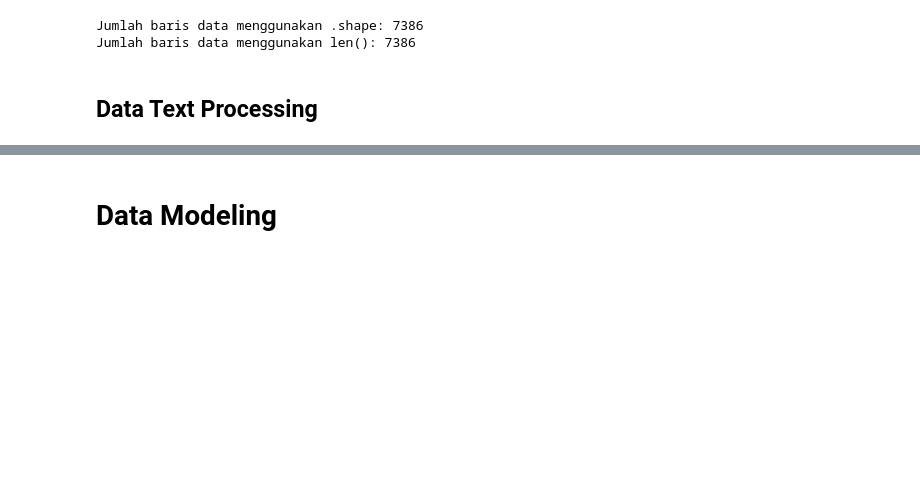
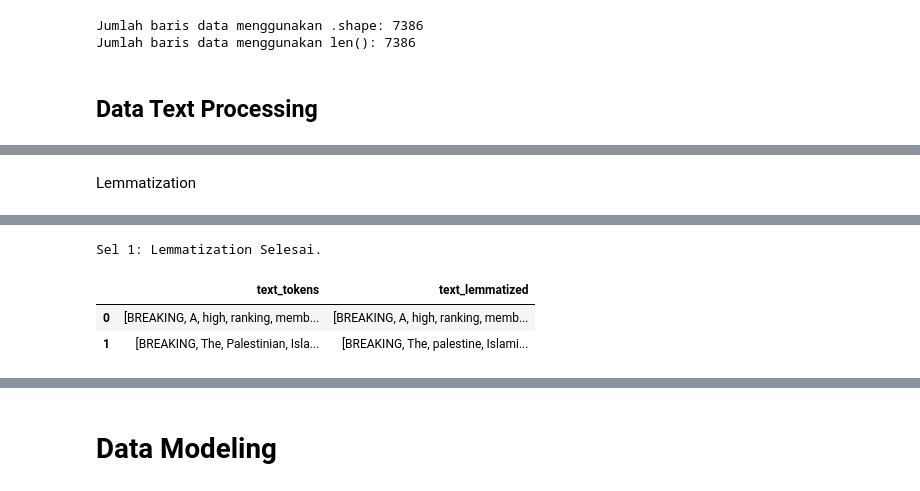
Before and after one commit to FirgiK/Project-NLP-10, a Jupyter notebook: test.ipynb, the cells around one changed output, grey strips where cells are left out. Drawn from its saved outputs; the diff is of its cells as text; code cells hidden in the pictures; blank space fills up the shorter version.

```diff
--- a/test.ipynb
+++ b/test.ipynb
@@ -469,0 +167,67 @@ Beberapa contoh fitur (kata) yang dipelajari:
+# %% [markdown]
+Lemmatization
+# %%
+import nltk
+from nltk.stem import WordNetLemmatizer
+import pandas as pd # Import pandas to load the dataframe
+from nltk.tokenize import RegexpTokenizer # Import RegexpTokenizer
+
+# --- Load Data and Tokenize (Added) ---
+try:
+    df = pd.read_csv("./DataSet_for_Bert_7387.csv")
+    df.drop_duplicates(inplace=True)
+    # Assuming other initial processing steps like handling NaNs in 'user' are needed
+    df.dropna(subset=['user'], inplace=True) # Add this based on previous cells
+
+    # Tokenization (from cell x5RTzpu8cXth)
+    tokenizer = RegexpTokenizer(r'\w+')
+    df['text_tokens'] = df['text'].apply(lambda x: tokenizer.tokenize(str(x)))
+
+except FileNotFoundError:
+    print("Error: 'DataSet_for_Bert_7387.csv' not found. Please make sure the file is in the correct directory.")
+    exit()
+except Exception as e:
+    print(f"An error occurred during data loading or tokenization: {e}")
+    exit()
+# --- End Load Data and Tokenize ---
+
+
+# Download WordNet if not already downloaded
+try:
+    nltk.data.find('corpora/wordnet')
+except LookupError:
+    nltk.download('wordnet')
+
+# Initialize the lemmatizer
+lemmatizer = WordNetLemmatizer()
+
+
+# 1. Aturan Normalisasi Final
+lemma_exceptions = {'hamas'}
+lemma_map = {
+    'hama': 'hamas',
+    'israeli': 'israel',
+    'israelis': 'israel',
+    'palestinian': 'palestine',
+    'palestinians': 'palestine'
+}
+
+# 2. Fungsi Lemmatization
+def lemmatize_tokens(tokens):
+    lemmatized_list = []
+    for word in tokens:
+        word_lower = word.lower()
+        if word_lower in lemma_exceptions:
+            lemmatized_list.append(word)
+        elif word_lower in lemma_map:
+            lemmatized_list.append(lemma_map[word_lower])
+        else:
+            lemmatized_list.append(lemmatizer.lemmatize(word))
+    return lemmatized_list
+
+# 3. Terapkan
+df['text_lemmatized'] = df['text_tokens'].apply(lemmatize_tokens)
+
+print("Sel 1: Lemmatization Selesai.")
+display(df[['text_tokens', 'text_lemmatized']].head(2))
+# %% [output]
@@ -469,0 +236,4 @@ Beberapa contoh fitur (kata) yang dipelajari:
+Sel 1: Lemmatization Selesai.
+|  | text_tokens | text_lemmatized |
+| 0 | [BREAKING, A, high, ranking, memb... | [BREAKING, A, high, ranking, memb... |
+| 1 | [BREAKING, The, Palestinian, Isla... | [BREAKING, The, palestine, Islami... |
```
Also changed, not shown: parts of 29 cells of this notebook.
